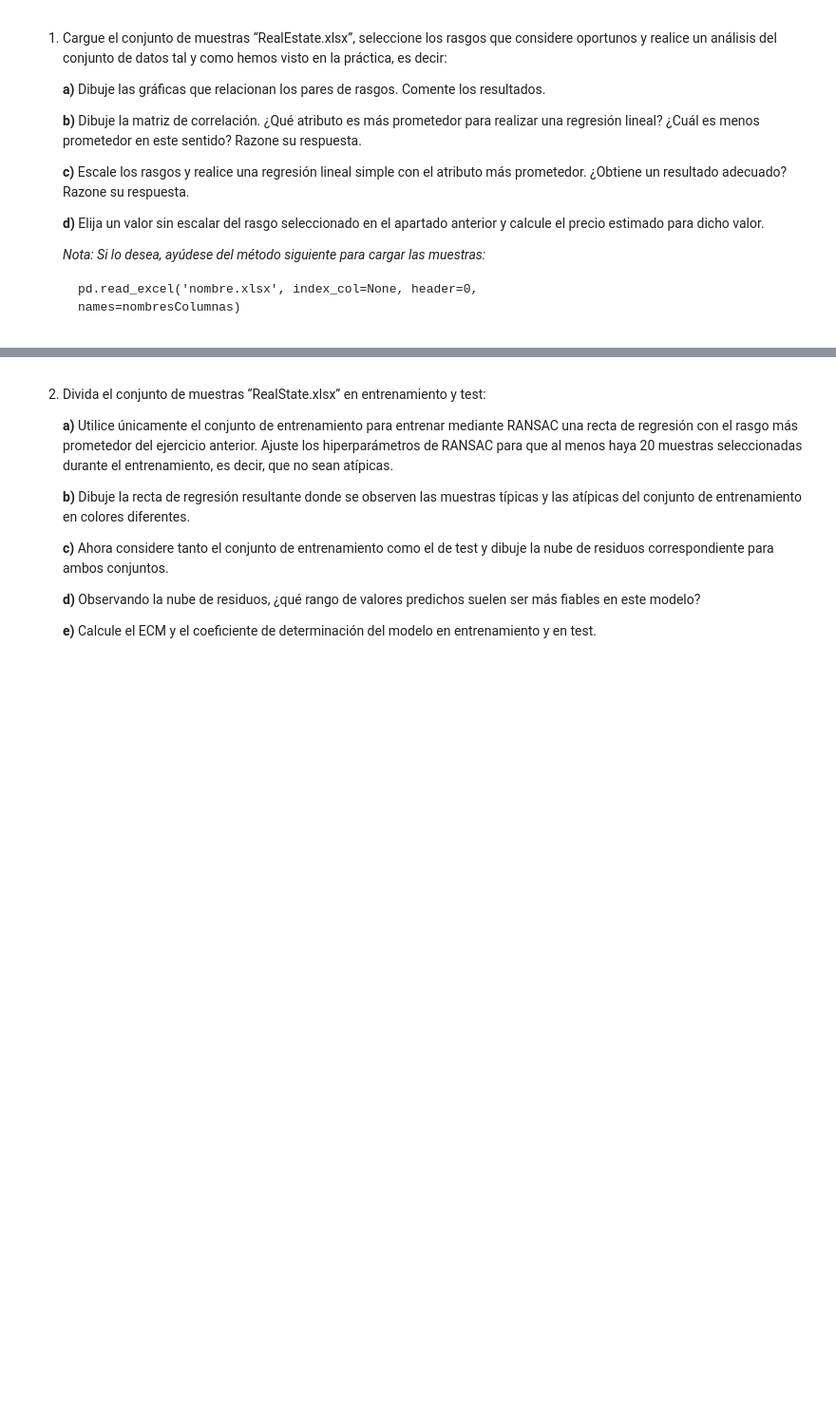
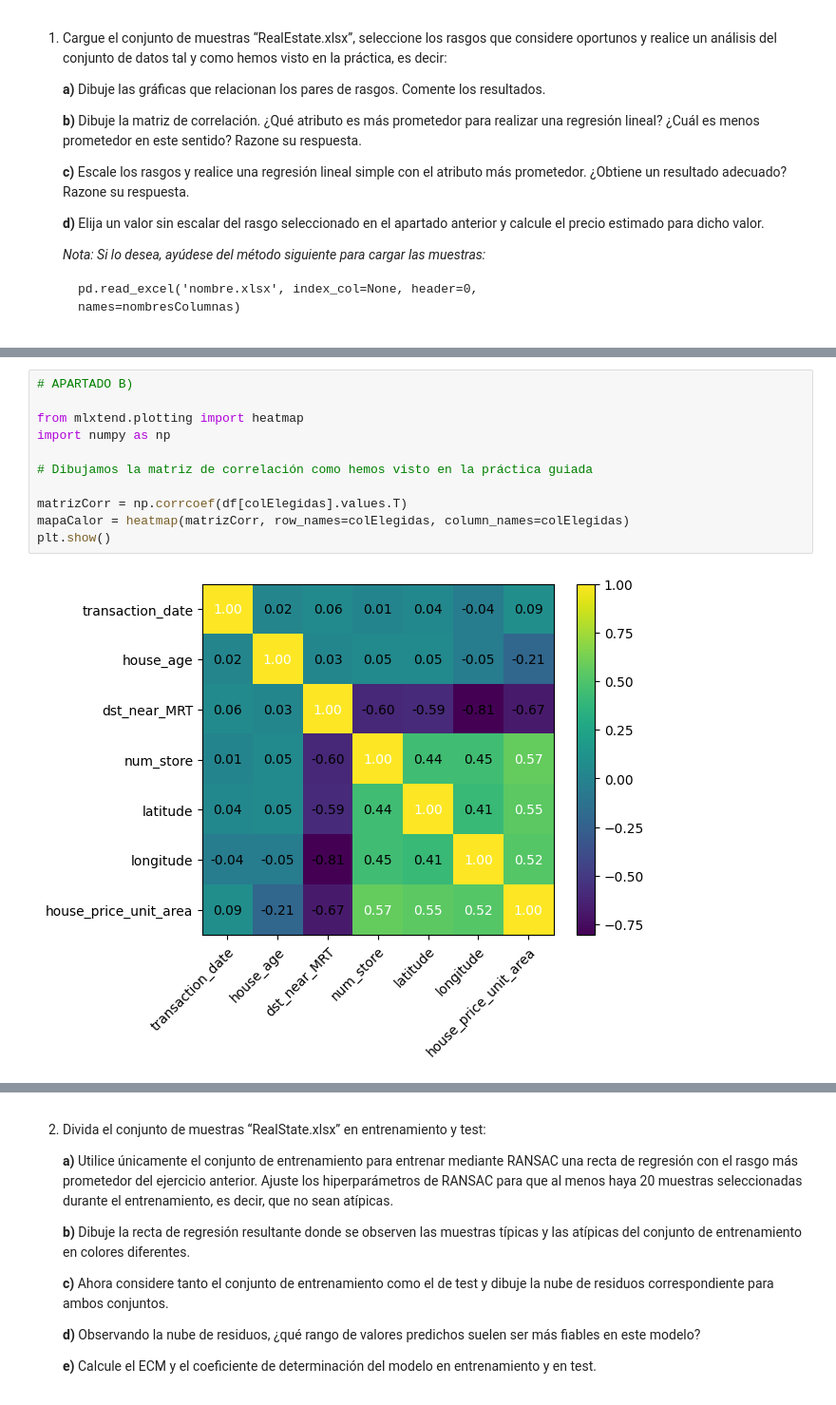
Before and after one commit to pablofazio02/diploma-aprendizaje-automatico-python, a Jupyter notebook: Módulo III - Algoritmos de Aprendizaje Supervisado/V. Algoritmos de regresión/Tarea_Algoritmos_de_regresión.ipynb, the cells around one changed output, grey strips where cells are left out. Shown at 95% size. Cells and saved outputs as stored; diff of their text form; blank space fills up the shorter version.

```diff
--- a/Módulo III - Algoritmos de Aprendizaje Supervisado/V. Algoritmos de regresión/Tarea_Algoritmos_de_regresión.ipynb
+++ b/Módulo III - Algoritmos de Aprendizaje Supervisado/V. Algoritmos de regresión/Tarea_Algoritmos_de_regresión.ipynb
@@ -25,0 +81,13 @@
+# %%
+# APARTADO B)
+
+from mlxtend.plotting import heatmap
+import numpy as np
+
+# Dibujamos la matriz de correlación como hemos visto en la práctica guiada
+
+matrizCorr = np.corrcoef(df[colElegidas].values.T)
+mapaCalor = heatmap(matrizCorr, row_names=colElegidas, column_names=colElegidas)
+plt.show()
+# %% [output]
+[figure, added]
```
Also changed, not shown: parts of 38 cells of this notebook.
